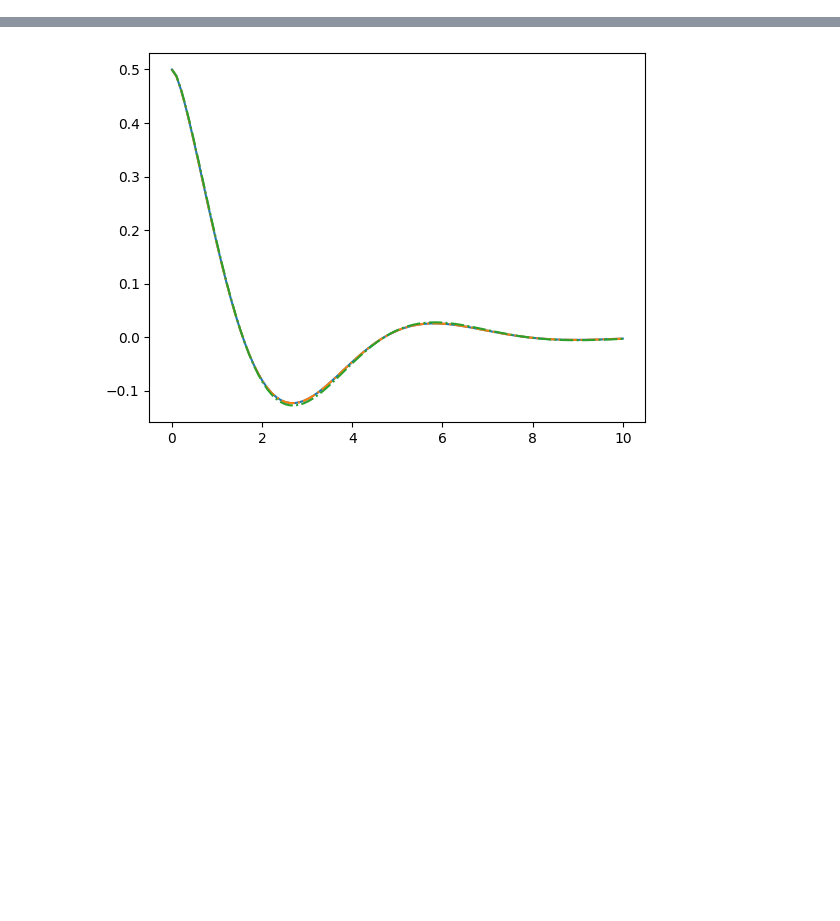
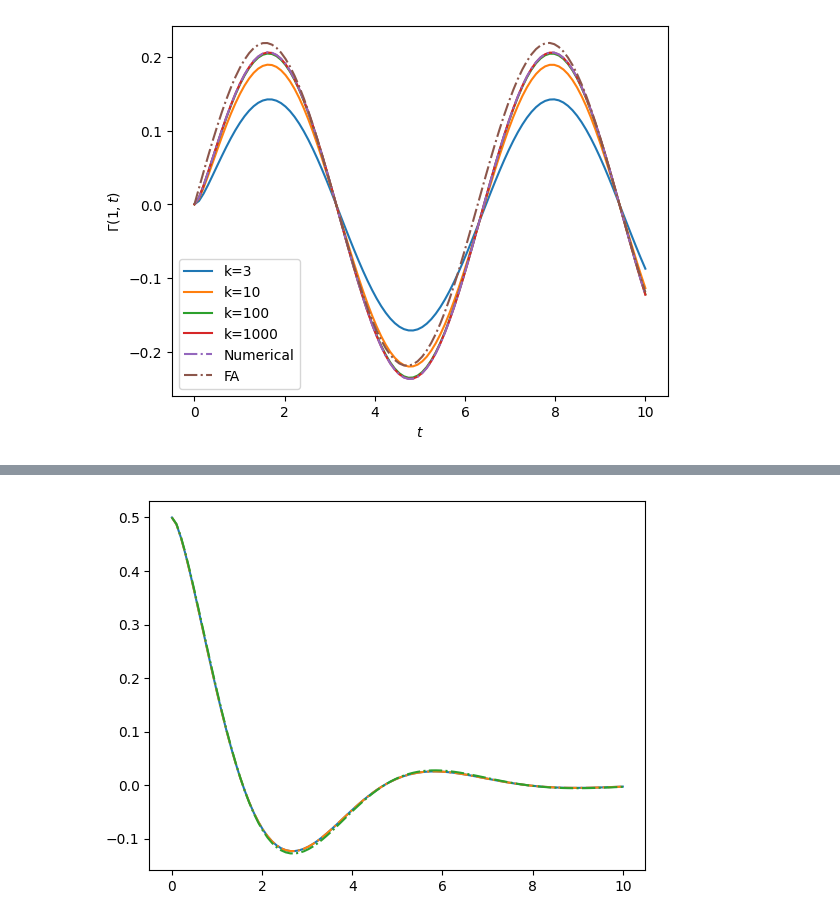
Before and after one commit to mcditoos/NonMarkovianMethods, a Jupyter notebook: nmm/cumulant/testing.ipynb, the cells around one changed output, grey strips where cells are left out. Drawn from its saved outputs; the diff is of its cells as text; code cells hidden in the pictures; blank space fills up the shorter version.

```diff
--- a/nmm/cumulant/testing.ipynb
+++ b/nmm/cumulant/testing.ipynb
@@ -18,0 +121,13 @@ cc=nmm.cumulant.csolve(Hsys=sz*0.5,baths=[bath],t=t,Qs=[sz],eps=1e-6,cython=True
+# %%
+plt.plot(t,matsubara3w,label="k=3")
+plt.plot(t,matsubara10w,label="k=10")
+plt.plot(t,matsubara100w,label="k=100")
+plt.plot(t,matsubara1000w,label="k=1000")
+plt.plot(t,integratingw,'-.',label="Numerical")
+plt.plot(t,faw,'-.',label="FA")
+plt.ylabel(rf"$\Gamma(1,t)$")
+plt.xlabel(rf"$t$")
+plt.legend()
+plt.show()
+# %% [output]
+[figure, added]
```
Also changed, not shown: parts of 26 cells of this notebook, 7 other files.
